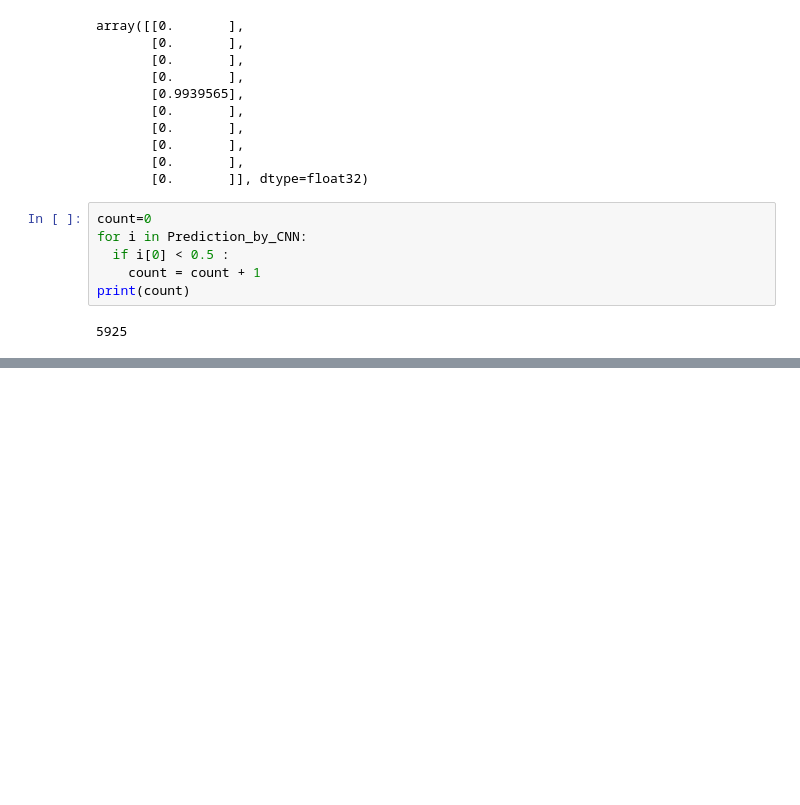
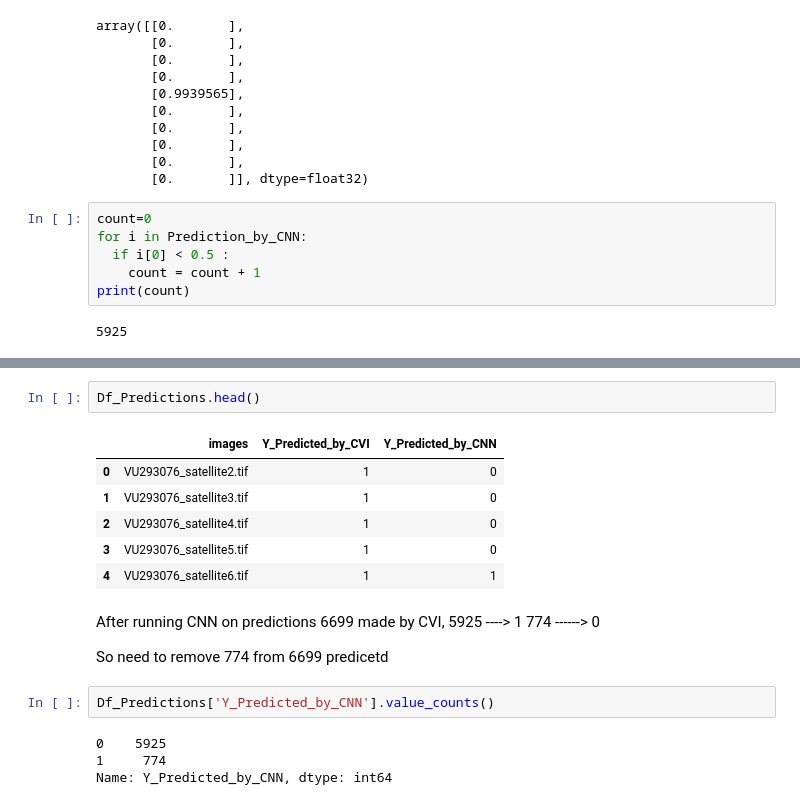
Before and after one commit to BRIJNANDA1979/Segmenting-Kelp-Forests-, a Jupyter notebook: Version_2_CNN_for_KELP.ipynb, the cells around one changed output, grey strips where cells are left out. Saved outputs shown, nothing was run; the diff lists cells and outputs as text; blank space fills up the shorter version.

```diff
--- a/Version_2_CNN_for_KELP.ipynb
+++ b/Version_2_CNN_for_KELP.ipynb
@@ -382,0 +445,21 @@ print(count)
+# %%
+Df_Predictions.head()
+# %% [output]
+|  | images | Y_Predicted_by_CVI | Y_Predicted_by_CNN |
+| 0 | VU293076_satellite2.tif | 1 | 0 |
+| 1 | VU293076_satellite3.tif | 1 | 0 |
+| 2 | VU293076_satellite4.tif | 1 | 0 |
+| 3 | VU293076_satellite5.tif | 1 | 0 |
+| 4 | VU293076_satellite6.tif | 1 | 1 |
+# %% [markdown]
+After running CNN on predictions 6699 made by CVI,
+5925 ----> 1
+774 ------>  0
+
+So need to remove 774 from 6699 predicetd
+# %%
+Df_Predictions['Y_Predicted_by_CNN'].value_counts()
+# %% [output]
+0    5925
+1     774
+Name: Y_Predicted_by_CNN, dtype: int64
```
Also changed, not shown: parts of 5 cells of this notebook.
